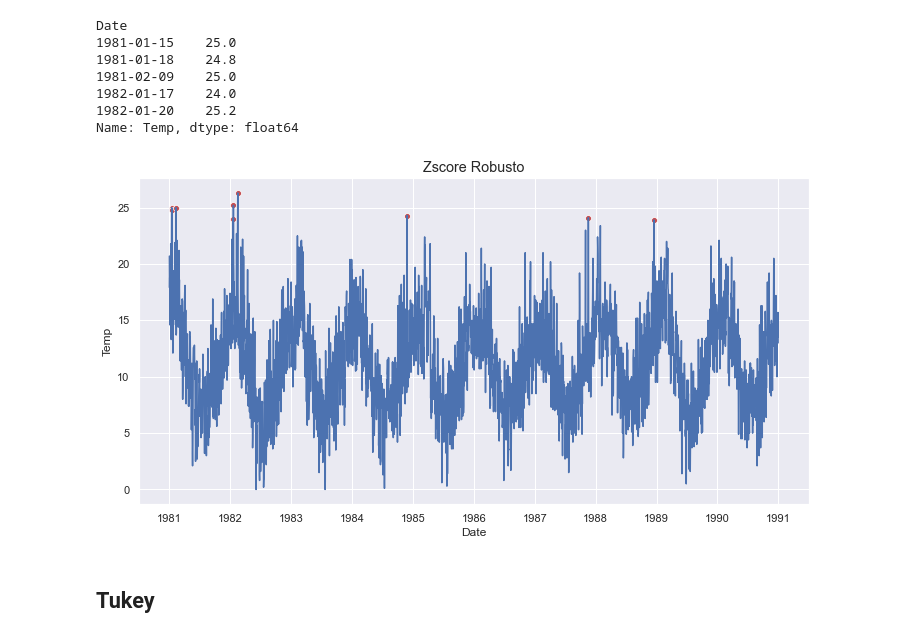
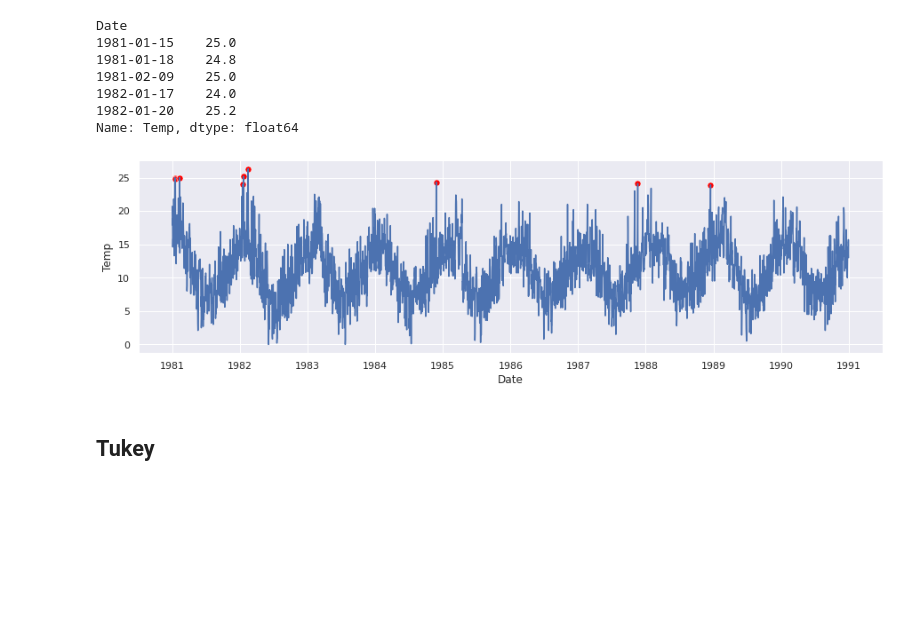
Before and after one commit to Fillipedem/pyanomaly, a Jupyter notebook: index.ipynb, the cells around one changed output. Cells and saved outputs as stored; diff of their text form; code cells hidden in the pictures; blank space fills up the shorter version.

Commit message:
Fix index

```diff
--- a/index.ipynb
+++ b/index.ipynb
@@ -44,9 +46,9 @@ df.plot(figsize=(8, 4));
 # %%
 mad = MAD()
 mad.fit(df['Temp'])
-outliers = mad.fit_predict(df['Temp'])
+anomalies = mad.fit_predict(df['Temp'])
 
-outliers.head()
+anomalies.head()
 # %% [output]
 Date
 1981-01-15    25.0
@@ -55,16 +57,10 @@ Date
 1982-01-17    24.0
 1982-01-20    25.2
 Name: Temp, dtype: float64
-# %%
-fig, ax = plt.subplots(1, 1, figsize=(12, 6))
-
-sns.lineplot(x=df.index, y=df['Temp'], ax=ax)
-sns.scatterplot(x=outliers.index, y=outliers,
-                color='r', ax=ax)
-
-plt.title('Zscore Robusto', fontsize='large');
-# %% [output]
-[figure, removed]
+# %%
+plot_anomalies(df['Temp'], anomalies, figsize=(15, 4));
+# %% [output]
+[figure, added]
 # %% [markdown]
 ## Tukey
 # %%
```
Also changed, not shown: parts of 9 cells of this notebook, 6 other files.
